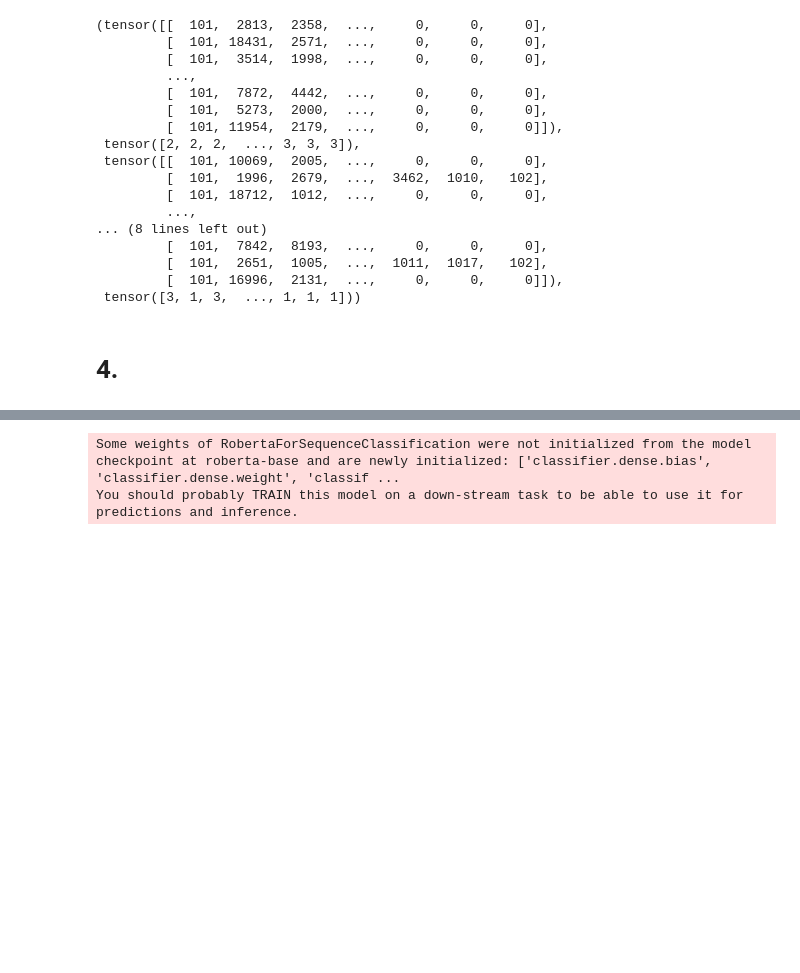
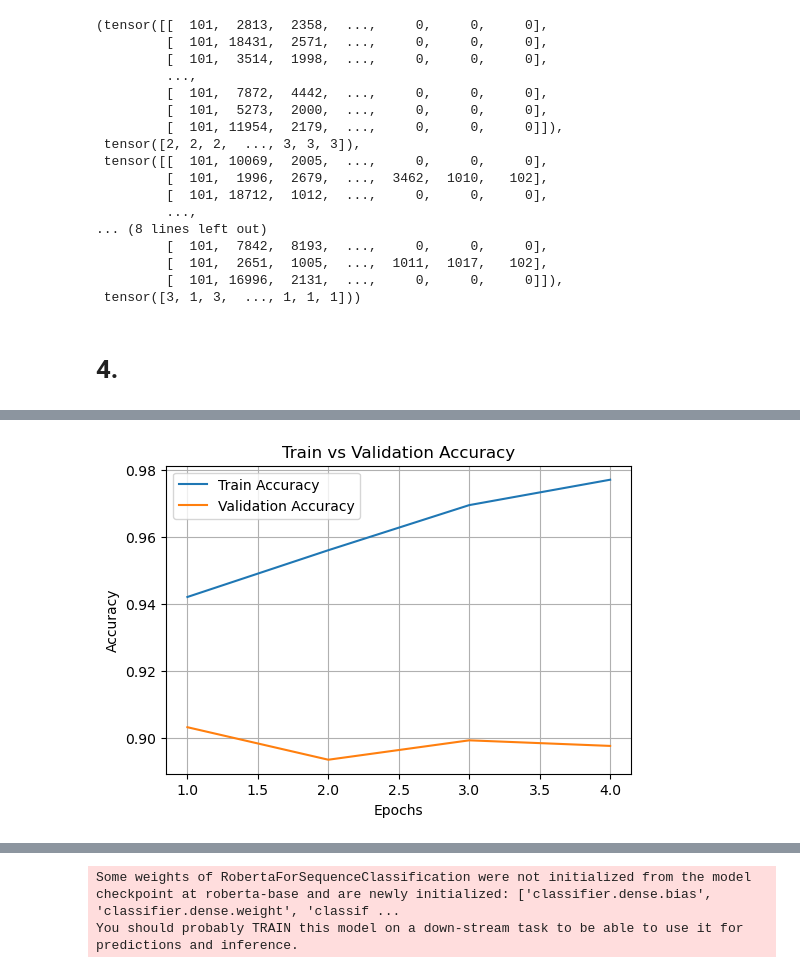
Before and after one commit to VuongLeBinhDuong/ML_DM, a Jupyter notebook: ml-dm-project.ipynb, the cells around one changed output, grey strips where cells are left out. Drawn from its saved outputs; the diff is of its cells as text; code cells hidden in the pictures; blank space fills up the shorter version.

```diff
--- a/ml-dm-project.ipynb
+++ b/ml-dm-project.ipynb
@@ -561,2 +718,14 @@ plt.show()
+# %%
+plt.figure(figsize=(6, 4))
+plt.plot(range(1, len(train_accuracies) + 1), train_accuracies, label="Train Accuracy")
+plt.plot(range(1, len(val_accuracies) + 1), val_accuracies, label="Validation Accuracy")
+plt.xlabel("Epochs")
+plt.ylabel("Accuracy")
+plt.title("Train vs Validation Accuracy")
+plt.legend()
+plt.grid()
+plt.show()
+# %% [output]
+[figure, added]
 # %%
 from transformers import RobertaForSequenceClassification
```
Also changed, not shown: parts of 23 cells of this notebook.
